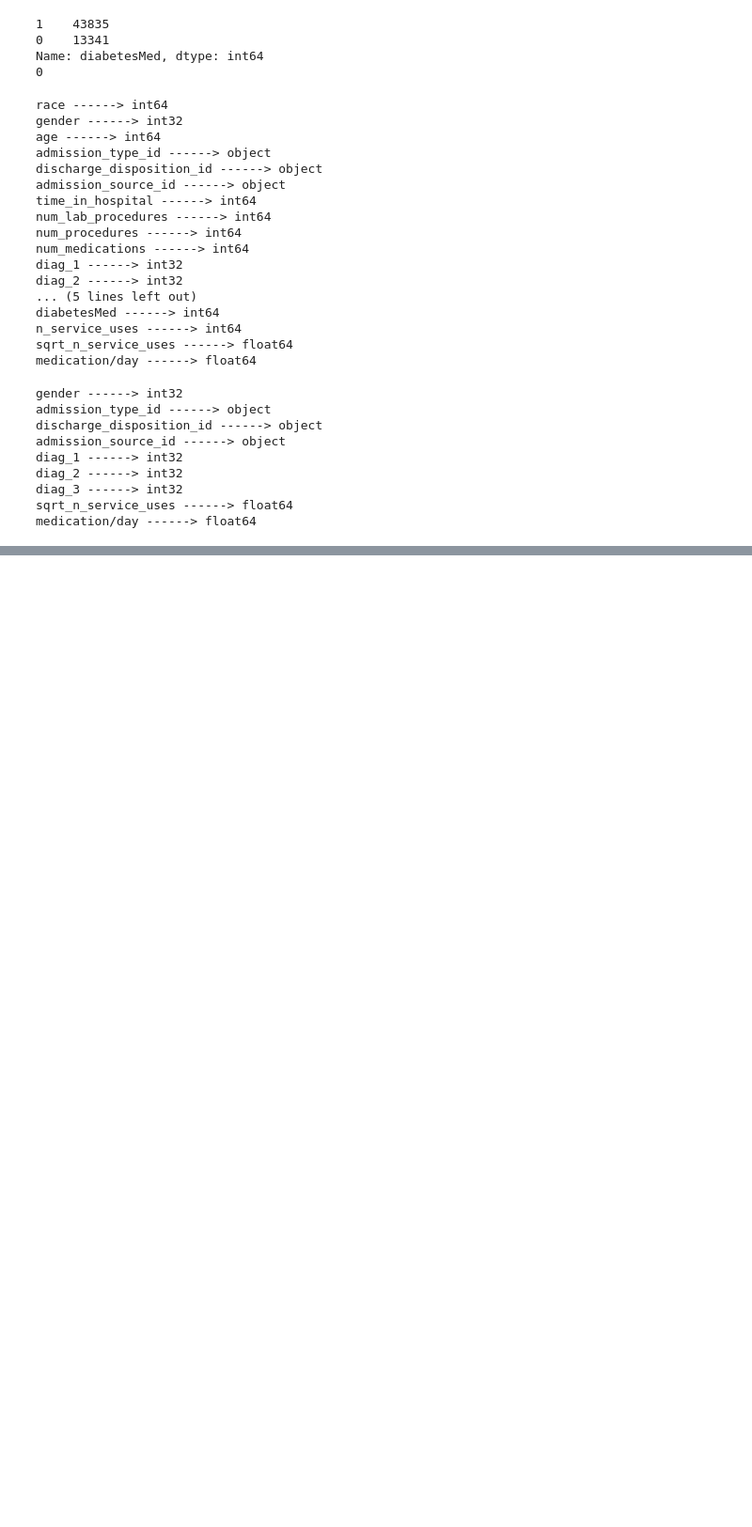
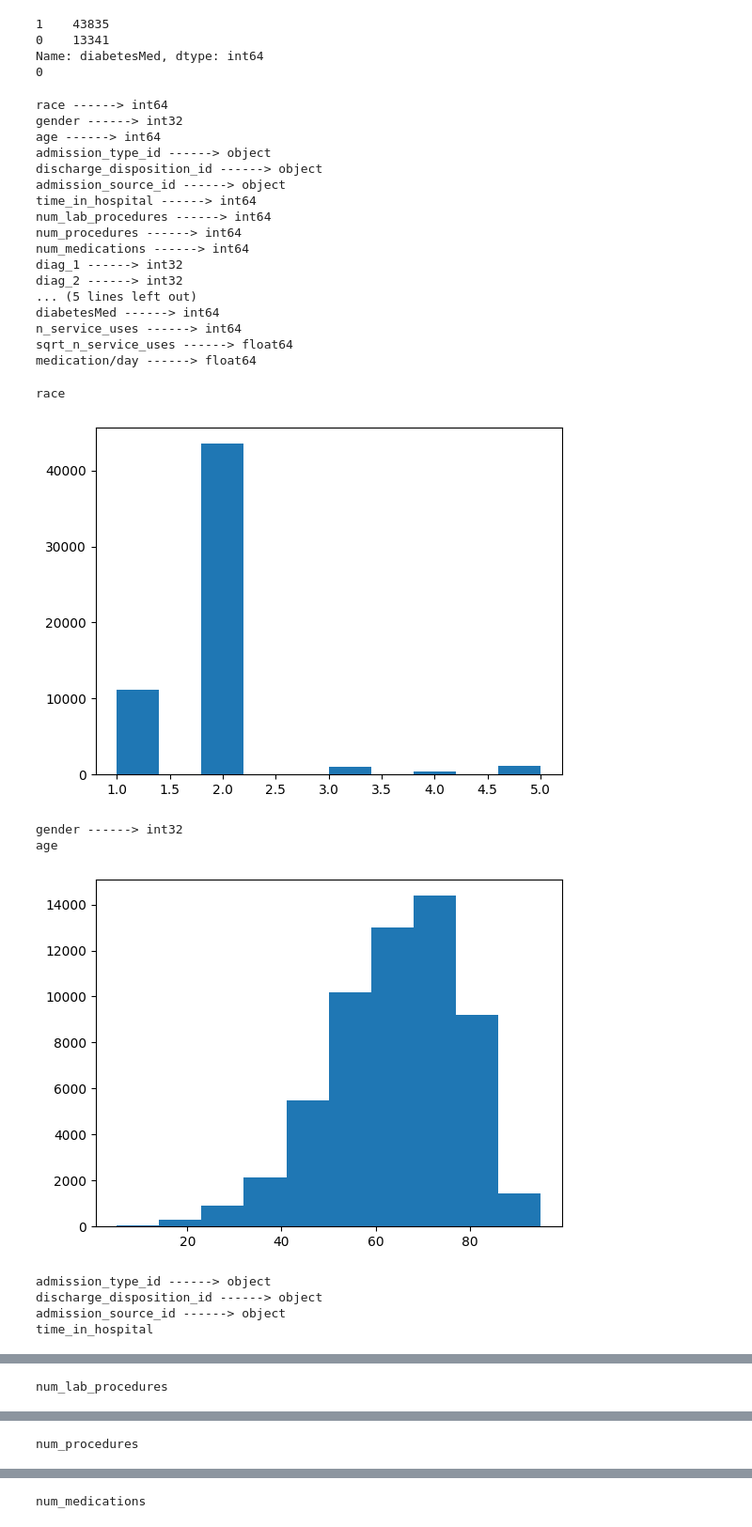
Before and after one commit to Maristoteles02/TAAU, a Jupyter notebook: 1.1.EDA.ipynb, the cells around one changed output, grey strips where cells are left out. Shown: that part at 94% size. Saved outputs shown, nothing was run; the diff lists cells and outputs as text; code cells hidden in the pictures; blank space fills up the shorter version.

```diff
--- a/1.1.EDA.ipynb
+++ b/1.1.EDA.ipynb
@@ -354,17 +354,22 @@ n_service_uses ------> int64
 sqrt_n_service_uses ------> float64
 medication/day ------> float64
 # %%
+from matplotlib import pyplot as plt
 columns_to_transform=[]
 for i in df.columns:
     if df[i].dtype!='int64':
         print(i,'------>',df[i].dtype)
+    else:
+        print(i)
+        plt.hist(df[i])
+        plt.show()
 # %% [output]
-gender ------> int32
-admission_type_id ------> object
-discharge_disposition_id ------> object
-admission_source_id ------> object
-diag_1 ------> int32
-diag_2 ------> int32
-diag_3 ------> int32
-sqrt_n_service_uses ------> float64
-medication/day ------> float64
+race
+[figure, added]
+gender ------> int32
+age
+[figure, added]
+admission_type_id ------> object
+discharge_disposition_id ------> object
+admission_source_id ------> object
+time_in_hospital
@@ -370,0 +377 @@ medication/day ------> float64
+num_lab_procedures
@@ -370,0 +379 @@ medication/day ------> float64
+num_procedures
@@ -370,0 +381 @@ medication/day ------> float64
+num_medications
```
Also changed, not shown: parts of 1 cell of this notebook, 6 other files.
